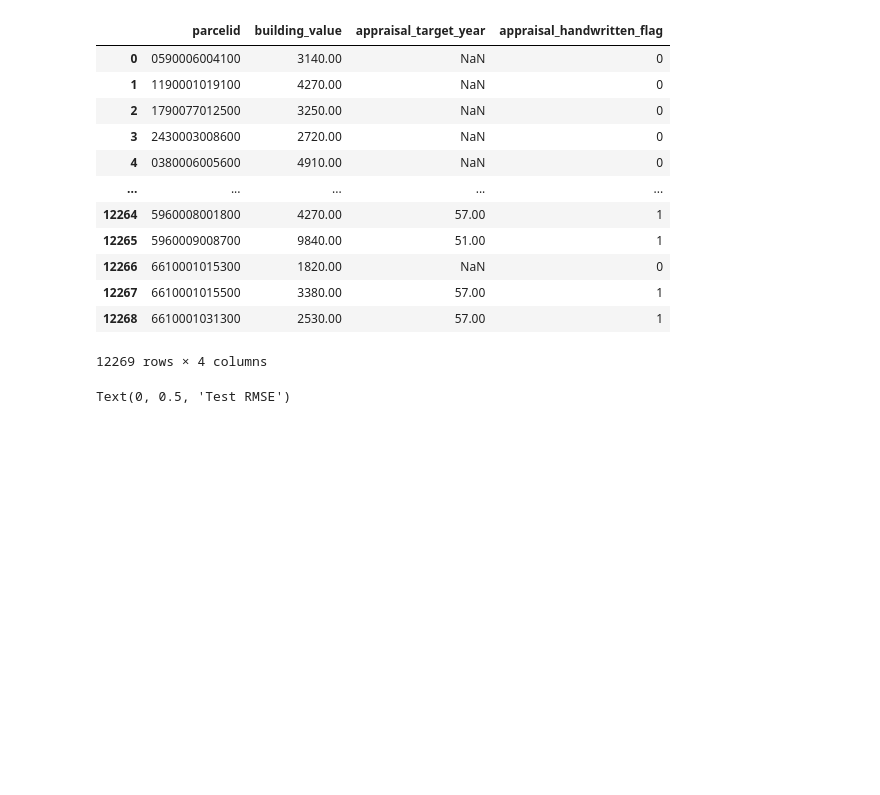
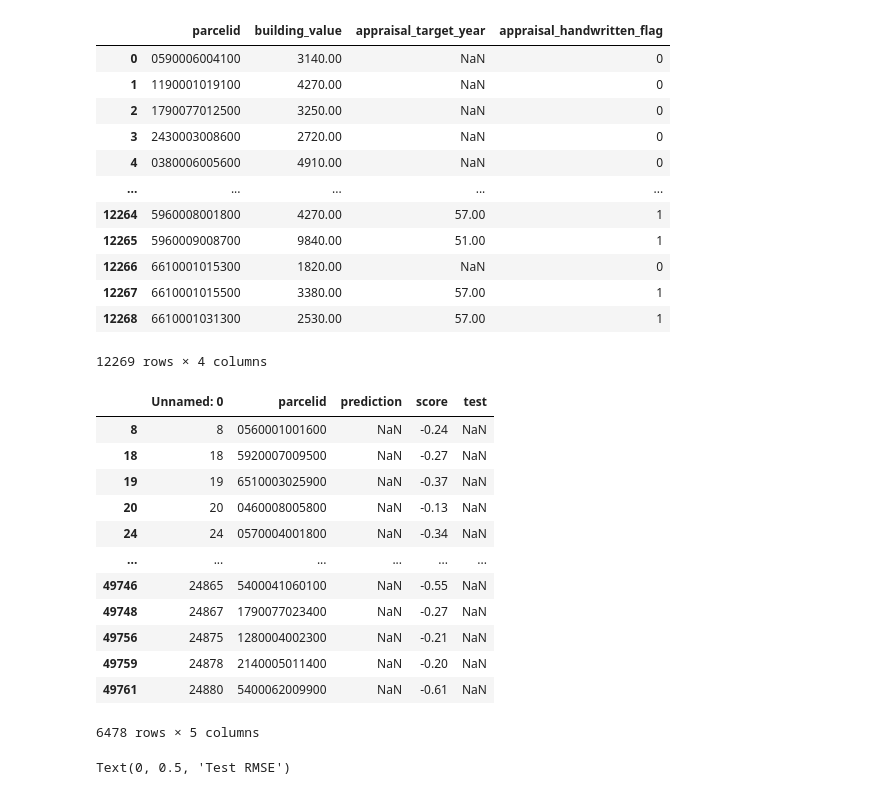
Before and after one commit to JunTaoLuo/ErukaExp, a Jupyter notebook: modeling_pipeline/test_modeling.ipynb, the cells around one changed output. Cells and saved outputs as stored; diff of their text form; code cells hidden in the pictures; blank space fills up the shorter version.

```diff
--- a/modeling_pipeline/test_modeling.ipynb
+++ b/modeling_pipeline/test_modeling.ipynb
@@ -68,6 +68,29 @@ df = pd.concat([df1, df2])
 df = df[['parcelid', 'prediction', 'score']]
 
 df.to_csv('C:/Users/mihir/gitclones/ErukaExp/modeling_pipeline/ocr_results.csv')
+# %%
+df = pd.read_csv('C:/Users/mihir/gitclones/ErukaExp/modeling_pipeline/ocr_results.csv')
+
+test = df
+
+# Replace non-numeric values with NaN
+df['test'] = pd.to_numeric(df['prediction'], errors='coerce')
+
+df.loc[(df['test'].isna()) & (df['prediction'] != 'NaN')]
+# %% [output]
+|  | Unnamed: 0 | parcelid | prediction | score | test |
+| 8 | 8 | 0560001001600 | NaN | -0.24 | NaN |
+| 18 | 18 | 5920007009500 | NaN | -0.27 | NaN |
+| 19 | 19 | 6510003025900 | NaN | -0.37 | NaN |
+| 20 | 20 | 0460008005800 | NaN | -0.13 | NaN |
+| 24 | 24 | 0570004001800 | NaN | -0.34 | NaN |
+| ... | ... | ... | ... | ... | ... |
+| 49746 | 24865 | 5400041060100 | NaN | -0.55 | NaN |
+| 49748 | 24867 | 1790077023400 | NaN | -0.27 | NaN |
+| 49756 | 24875 | 1280004002300 | NaN | -0.21 | NaN |
+| 49759 | 24878 | 2140005011400 | NaN | -0.20 | NaN |
+| 49761 | 24880 | 5400062009900 | NaN | -0.61 | NaN |
+6478 rows × 5 columns
 # %%
     # Plot to see if results vary by certain characteristics:
 
```
Also changed, not shown: 1 other file.
